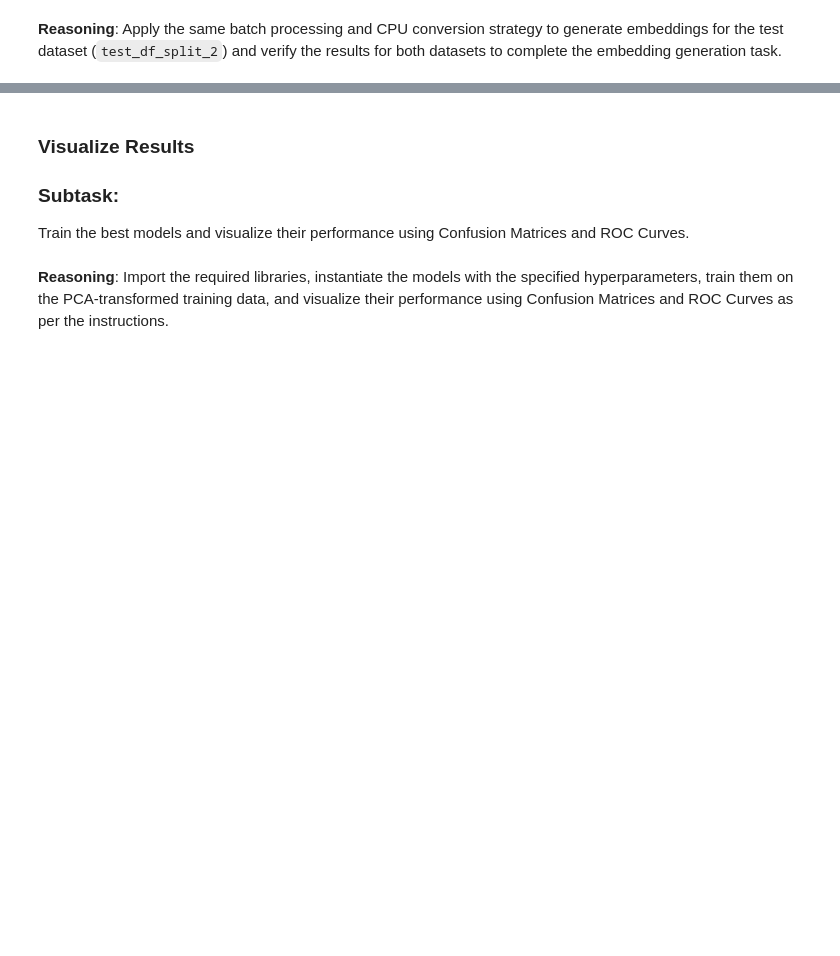
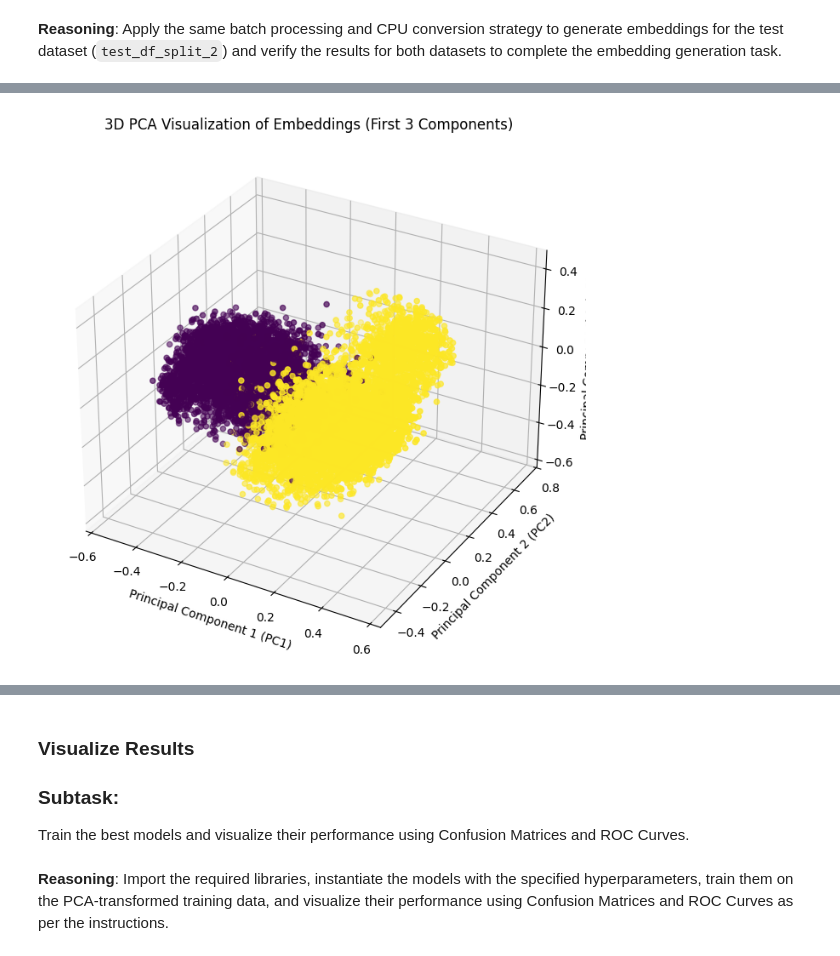
Before and after one commit to adv-11/ml-guardrails-project, a Jupyter notebook: input_guardrails/prompt_injection/prompt_injection.ipynb, the cells around one changed output, grey strips where cells are left out. Saved outputs shown, nothing was run; the diff lists cells and outputs as text; code cells hidden in the pictures; blank space fills up the shorter version.

```diff
--- a/input_guardrails/prompt_injection/prompt_injection.ipynb
+++ b/input_guardrails/prompt_injection/prompt_injection.ipynb
@@ -750,0 +529,17 @@ Using the best hyperparameters identified (`C=10` for Logistic Regression; `C=0.
+# %%
+from sklearn.decomposition import PCA
+import pandas as pd
+
+#  PCA with 20 components
+pca = PCA(n_components=20)
+
+# fit and transform the embeddings
+X_pca = pca.fit_transform(X_embeddings)
+
+# Dynamic column names for 20 components
+columns = [f'PC{i+1}' for i in range(20)]
+pca_df = pd.DataFrame(data=X_pca, columns=columns)
+
+pca_df['label'] = train_df_split_2['label'].values
+
+pca_df
@@ -750,0 +560,27 @@ Using the best hyperparameters identified (`C=10` for Logistic Regression; `C=0.
+# %%
+import matplotlib.pyplot as plt
+from mpl_toolkits.mplot3d import Axes3D
+
+# visualizing first 3 PC
+
+pc1 = pca_df['PC1']
+pc2 = pca_df['PC2']
+pc3 = pca_df['PC3']
+labels = pca_df['label']
+
+# 3D scatter plot
+fig = plt.figure(figsize=(10, 8))
+ax = fig.add_subplot(111, projection='3d')
+
+scatter = ax.scatter(pc1, pc2, pc3, c=labels)
+
+ax.set_xlabel('Principal Component 1 (PC1)')
+ax.set_ylabel('Principal Component 2 (PC2)')
+ax.set_zlabel('Principal Component 3 (PC3)')
+ax.set_title('3D PCA Visualization of Embeddings (First 3 Components)')
+
+# Add a color bar
+
+plt.show()
+# %% [output]
+[figure, added]
```
Also changed, not shown: parts of 65 cells of this notebook.
